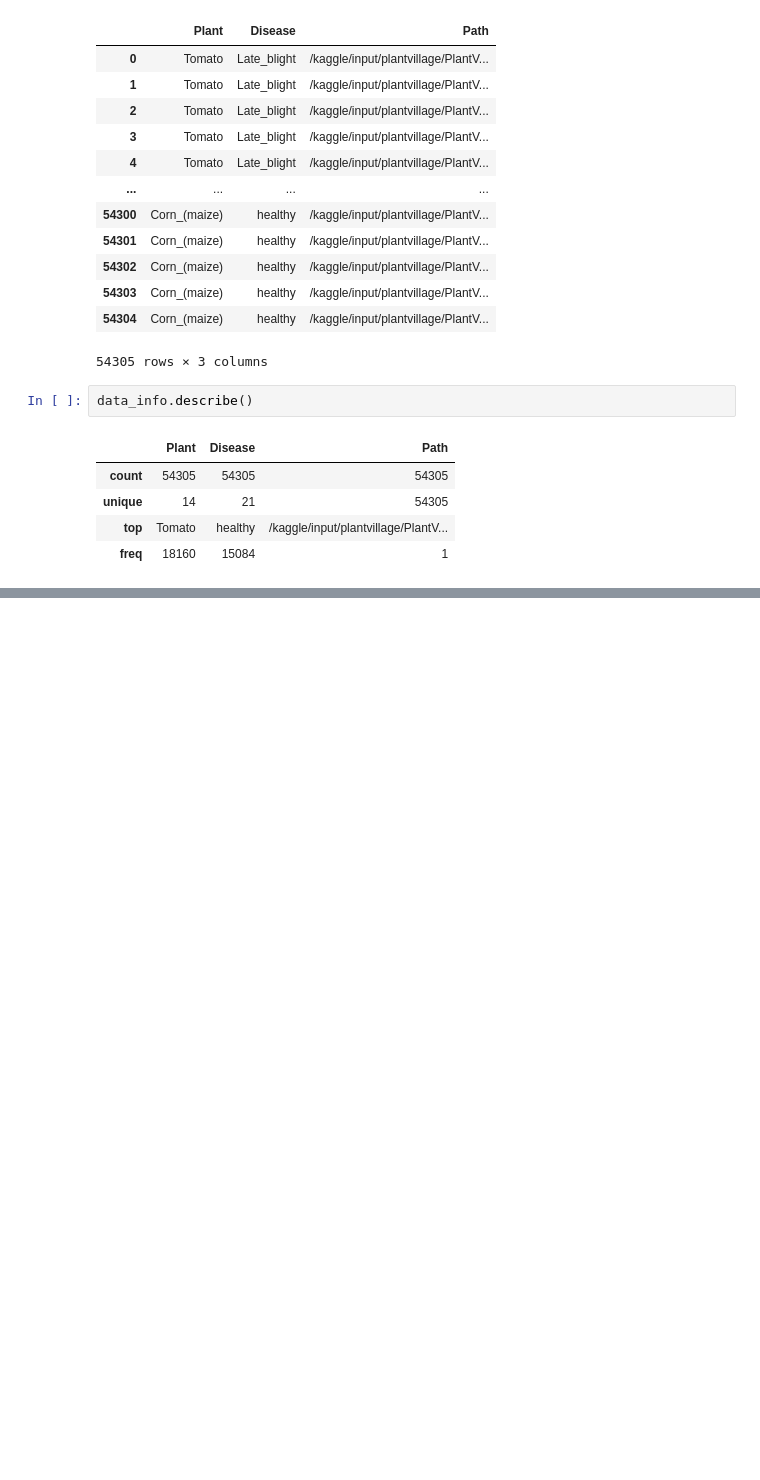
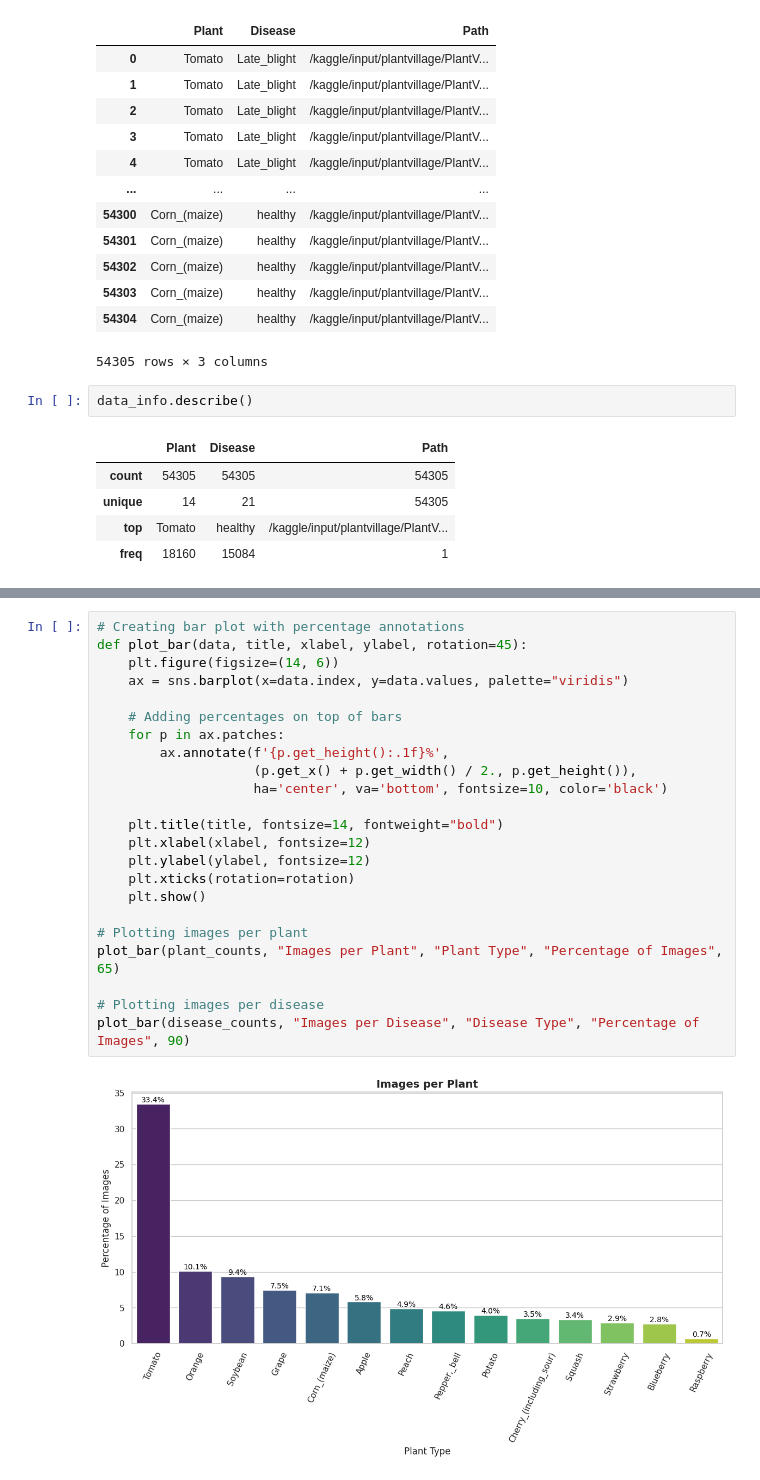
Before and after one commit to zohaibmeyo/CropVision-FYP-23035789, a Jupyter notebook: notebooks/cropvision-data-loading-and-preparation.ipynb, the cells around one changed output, grey strips where cells are left out. Drawn from its saved outputs; the diff is of its cells as text; blank space fills up the shorter version.

```diff
--- a/notebooks/cropvision-data-loading-and-preparation.ipynb
+++ b/notebooks/cropvision-data-loading-and-preparation.ipynb
@@ -55,0 +100,25 @@ data_info.describe()
+# %%
+# Creating bar plot with percentage annotations
+def plot_bar(data, title, xlabel, ylabel, rotation=45):
+    plt.figure(figsize=(14, 6))
+    ax = sns.barplot(x=data.index, y=data.values, palette="viridis")
+
+    # Adding percentages on top of bars
+    for p in ax.patches:
+        ax.annotate(f'{p.get_height():.1f}%',
+                    (p.get_x() + p.get_width() / 2., p.get_height()),
+                    ha='center', va='bottom', fontsize=10, color='black')
+
+    plt.title(title, fontsize=14, fontweight="bold")
+    plt.xlabel(xlabel, fontsize=12)
+    plt.ylabel(ylabel, fontsize=12)
+    plt.xticks(rotation=rotation)
+    plt.show()
+
+# Plotting images per plant
+plot_bar(plant_counts, "Images per Plant", "Plant Type", "Percentage of Images", 65)
+
+# Plotting images per disease
+plot_bar(disease_counts, "Images per Disease", "Disease Type", "Percentage of Images", 90)
+# %% [output]
+[figure, added]
```
Also changed, not shown: parts of 7 cells of this notebook.
